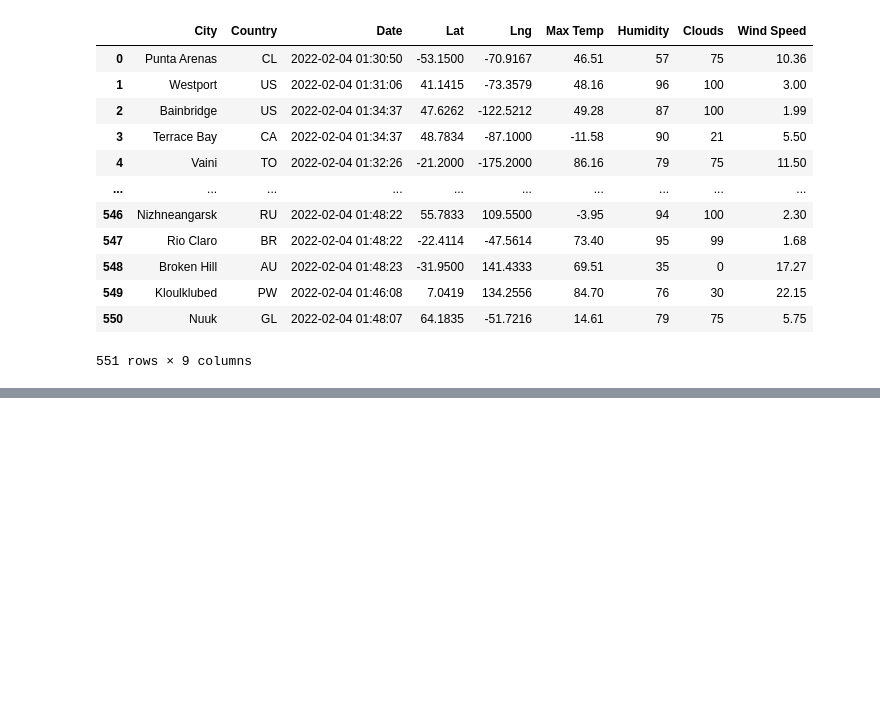
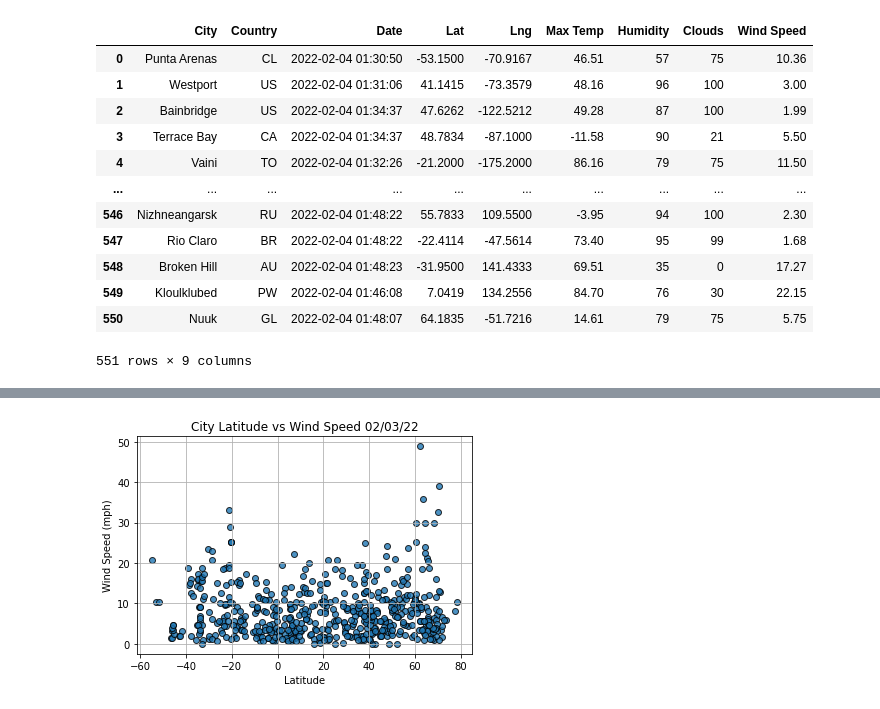
Before and after one commit to lucasbratland/World_Weather_Analysis, a Jupyter notebook: WeatherPy.ipynb, the cells around one changed output, grey strips where cells are left out. Drawn from its saved outputs; the diff is of its cells as text; code cells hidden in the pictures; blank space fills up the shorter version.

```diff
--- a/WeatherPy.ipynb
+++ b/WeatherPy.ipynb
@@ -285,0 +265,23 @@ plt.show()
+# %%
+#draw the wind speed scatter plot
+
+
+plt.scatter(lats, wind_speed,
+            edgecolor = "black",
+            linewidths = 1,
+            marker = "o",
+            alpha = .8,
+            label = "Cities"
+           )
+plt.ylabel("Wind Speed (mph)")
+plt.xlabel("Latitude")
+plt.title(f"City Latitude vs Wind Speed " + time.strftime("%x"))
+plt.grid()
+
+#Save it
+plt.savefig("Lat_vs_Wind_Speed.png")
+
+#shwo it
+plt.show()
+# %% [output]
+[figure, added]
```
Also changed, not shown: parts of 17 cells of this notebook.
